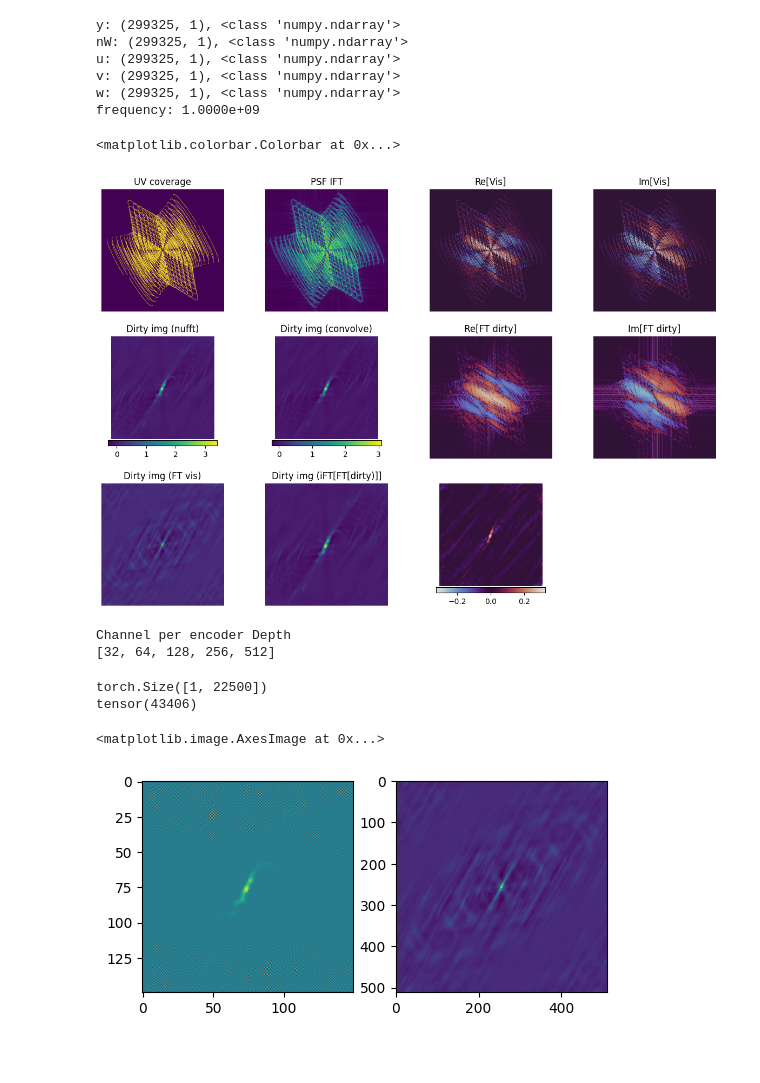
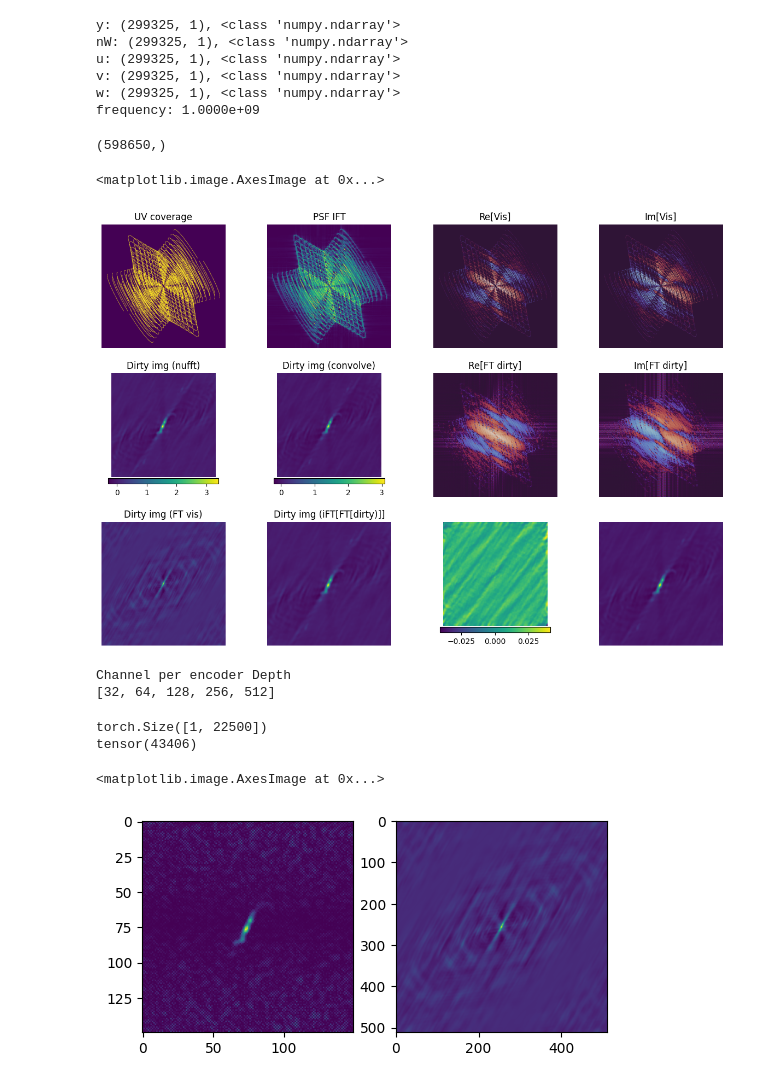
Before and after one commit to epfl-radio-astro/diffusionRI, a Jupyter notebook: ddrm_vs_usara.ipynb, the cells around one changed output. Drawn from its saved outputs; the diff is of its cells as text; code cells hidden in the pictures; blank space fills up the shorter version.

```diff
--- a/ddrm_vs_usara.ipynb
+++ b/ddrm_vs_usara.ipynb
@@ -121,7 +122,9 @@ v_coords = meas['v'].ravel()
 u_coords = np.hstack([u_coords,-1*u_coords])
 v_coords = np.hstack([v_coords,-1*v_coords])
 y_img = meas['y'].ravel()
-y_img = np.hstack([np.conj(y_img),y_img])
+y_img = np.hstack([np.conj(y_img),y_img])/2
+print(y_img.shape)
+
 hist_range = [[np.min(u_coords)*1.1, np.max(u_coords)*1.1], [np.min(v_coords)*1.1, np.max(v_coords)*1.1]]
 uv_hist, x_edges, y_edges = np.histogram2d(u_coords,v_coords , range = hist_range, bins=512)
 gridded_vis_re, _, _ = np.histogram2d(u_coords,v_coords, weights=y_img.real, range = hist_range, bins=512)
@@ -142,6 +145,8 @@ for a in axs: a.set_axis_off()
 axs[0].imshow(mask)
 axs[0].set_title("UV coverage")
 sampling_weights = np.abs(ft(nufft_psf))
+#sampling_weights = np.abs(ft(nufft_dirty))
+
 sampling_weights = sampling_weights/np.mean(sampling_weights)
 axs[1].imshow(sampling_weights)
 axs[1].set_title("PSF IFT")
@@ -151,6 +156,7 @@ axs[3].imshow(gridded_vis.imag, norm = colors.SymLogNorm(linthresh=1,vmin=-1000,
 axs[3].set_title("Im[Vis]")
 cm4 = axs[4].imshow(nufft_dirty)
 axs[4].set_title("Dirty img (nufft)")
+img_tmp = ift(ft(true_image)*sampling_weights)
 cm5 = axs[5].imshow(ift(ft(true_image)*sampling_weights))
 axs[5].set_title("Dirty img (convolve)")
 
@@ -167,11 +173,13 @@ axs[8].imshow(ift(gridded_vis))
 axs[8].set_title("Dirty img (FT vis)")
 axs[9].imshow(ift(vis_from_dirty))
 axs[9].set_title("Dirty img (iFT[FT[dirty)]]")
-cm = axs[10].imshow(nufft_dirty - ift(ft(true_image)*sampling_weights),norm=colors.CenteredNorm(),cmap="twilight")
+cm = axs[10].imshow(normalize(nufft_dirty) - normalize(ift(ft(true_image)*sampling_weights)),norm=colors.CenteredNorm())
 fig.colorbar(cm, ax=axs[10], shrink=0.8, pad = 0.01, orientation = 'horizontal')
+axs[11].imshow(normalize(img_tmp))
 # %% [output]
-<matplotlib.colorbar.Colorbar at 0x...>
+(598650,)
+<matplotlib.image.AxesImage at 0x...>
-[figure, old version]
+[figure, new version]
 # %%
 # defining the model
 
@@ -209,30 +217,31 @@ sigma_0 = 0.01#0.1494
 eta_A, eta_B, eta_C = 0.85, 1.0, 0.85
 # %%
 # format the true image x_0
-x = torch.from_numpy(true_image).reshape(1,image_size, image_size)
+x = torch.from_numpy(true_image * 2.0 - 1.0).float().reshape(1,image_size, image_size)
 x_gpu = x.to(device)
 x_0 = x_gpu.unsqueeze(0).repeat(batch_size, 1, 1, 1)
 
 # change this to use dirty image??
 y1_0 = h1.H(x_0)
 y1_0 = y1_0 + sigma_0 * proj_hermitian(torch.randn_like(y1_0) * np.sqrt(2))
 
 x_dirty = h1.H_pinv(y1_0).reshape(batch_size,image_size,image_size).cpu()
+x_dirty_display = ((x_dirty + 1) / 2).clamp(0, 1)
 
 print(y1_0.shape)
 print(torch.sum(mask))
 
 x_dirty2 = (np.fft.fftshift(np.fft.ifft2(np.fft.fftshift(gridded_vis)))).real
 
 fig, ax = plt.subplots(1,2, figsize=(6, 3))
 ax = ax.flatten()
-ax[0].imshow(x_dirty[0,...])
+ax[0].imshow(x_dirty_display[0,...])
 ax[1].imshow(x_dirty2)
 # %% [output]
 torch.Size([1, 22500])
 tensor(43406)
 <matplotlib.image.AxesImage at 0x...>
-[figure, old version]
+[figure, new version]
 # %%
 
 # do the DDRM sampling
```
Also changed, not shown: parts of 6 cells of this notebook.
